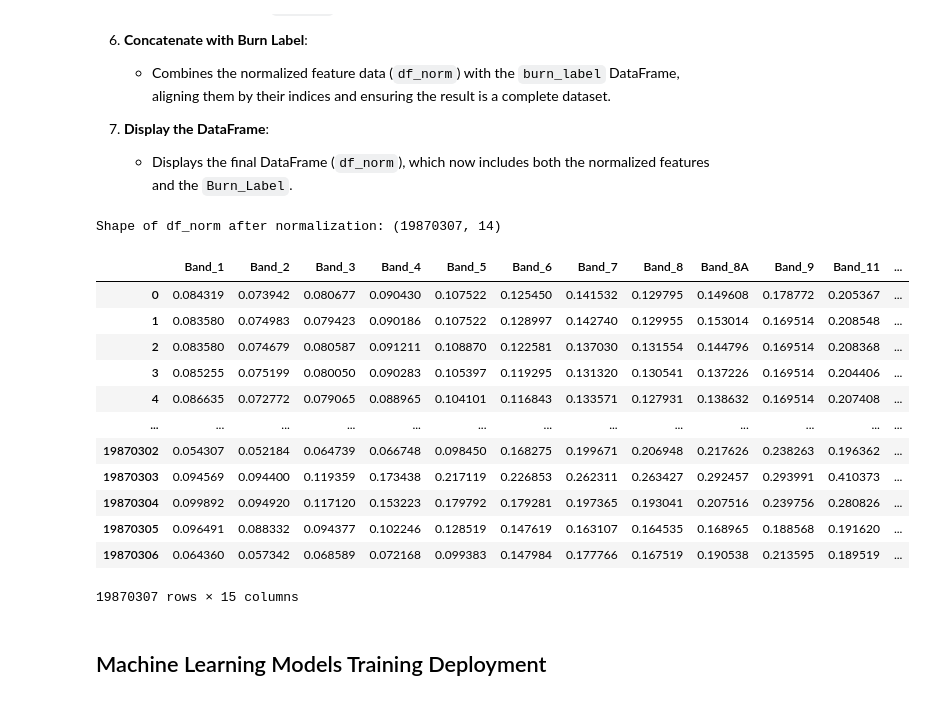
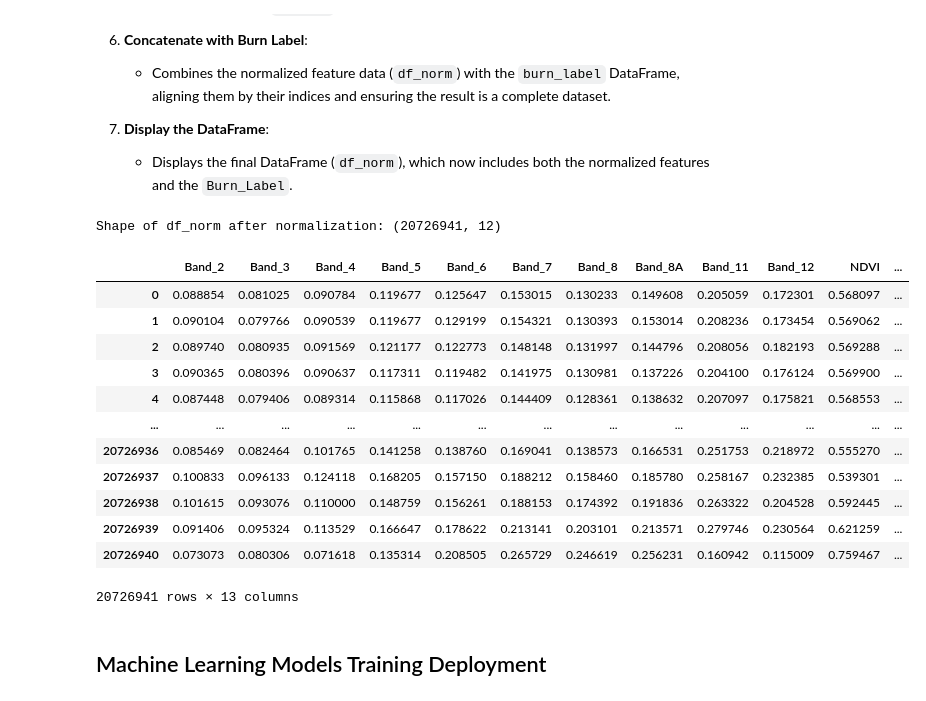
Before and after one commit to GarterPoom/GISTDA-Wildfire-Extraction, a Jupyter notebook: Model_Train.ipynb, the cells around one changed output. Saved outputs shown, nothing was run; the diff lists cells and outputs as text; code cells hidden in the pictures.

```diff
--- a/Model_Train.ipynb
+++ b/Model_Train.ipynb
@@ -196,7 +196,7 @@ new_col_names = ['raster_file', 'subfolder', 'x', 'y', 'Band_1', 'Band_2', 'Band
 df = final_df.rename(columns=dict(zip(final_df.columns, new_col_names)))
 
 # Drop unnecessary columns
-columns_to_drop = ['raster_file', 'subfolder', 'x', 'y', 'dNBR']
+columns_to_drop = ['raster_file', 'subfolder', 'x', 'y', 'Band_1', 'Band_9', 'dNBR']
 df = df.drop(columns=columns_to_drop)
 
 # Display DataFrame (computing results)
@@ -375,45 +375,45 @@ This code normalizes the feature data and saves the normalization model, while a
 # %%
 # Reassign the dataframe with a list of the columns
 cols_norm = downsampled_df.columns.tolist()
 
 # Import Normalize technique
 scaler = MinMaxScaler()
 
 # Normalize data
 scaler.fit(downsampled_df)
 
 # Save the scaler
 scaler_save_path = r'Export_Model'
-save_path = os.path.join(scaler_save_path, 'MinMax_Scaler.pkl')
+save_path = os.path.join(scaler_save_path, 'MinMax_Scaler_REDUCED_60M.pkl')
 os.makedirs(os.path.dirname(save_path), exist_ok=True)
 with open(save_path, 'wb') as f:
     pickle.dump(scaler, f)
 
 # Normalize Data
 df_norm = scaler.transform(downsampled_df)
 df_norm = pd.DataFrame(df_norm, columns=cols_norm)
 
 # Check df_norm shape after normalization
 print("Shape of df_norm after normalization:", df_norm.shape)
 
 # Concatenate df_norm with burn_label
 df_norm = pd.concat([df_norm.reset_index(drop=True), burn_label.reset_index(drop=True)], axis=1, sort=False)
 display(df_norm)
 # %% [output]
-Shape of df_norm after normalization: (19870307, 14)
+Shape of df_norm after normalization: (20726941, 12)
-|  | Band_1 | Band_2 | Band_3 | Band_4 | Band_5 | Band_6 | Band_7 | Band_8 | Band_8A | Band_9 | Band_11 | ... |
-| 0 | 0.084319 | 0.073942 | 0.080677 | 0.090430 | 0.107522 | 0.125450 | 0.141532 | 0.129795 | 0.149608 | 0.178772 | 0.205367 | ... |
-| 1 | 0.083580 | 0.074983 | 0.079423 | 0.090186 | 0.107522 | 0.128997 | 0.142740 | 0.129955 | 0.153014 | 0.169514 | 0.208548 | ... |
-| 2 | 0.083580 | 0.074679 | 0.080587 | 0.091211 | 0.108870 | 0.122581 | 0.137030 | 0.131554 | 0.144796 | 0.169514 | 0.208368 | ... |
-| 3 | 0.085255 | 0.075199 | 0.080050 | 0.090283 | 0.105397 | 0.119295 | 0.131320 | 0.130541 | 0.137226 | 0.169514 | 0.204406 | ... |
-| 4 | 0.086635 | 0.072772 | 0.079065 | 0.088965 | 0.104101 | 0.116843 | 0.133571 | 0.127931 | 0.138632 | 0.169514 | 0.207408 | ... |
+|  | Band_2 | Band_3 | Band_4 | Band_5 | Band_6 | Band_7 | Band_8 | Band_8A | Band_11 | Band_12 | NDVI | ... |
+| 0 | 0.088854 | 0.081025 | 0.090784 | 0.119677 | 0.125647 | 0.153015 | 0.130233 | 0.149608 | 0.205059 | 0.172301 | 0.568097 | ... |
+| 1 | 0.090104 | 0.079766 | 0.090539 | 0.119677 | 0.129199 | 0.154321 | 0.130393 | 0.153014 | 0.208236 | 0.173454 | 0.569062 | ... |
+| 2 | 0.089740 | 0.080935 | 0.091569 | 0.121177 | 0.122773 | 0.148148 | 0.131997 | 0.144796 | 0.208056 | 0.182193 | 0.569288 | ... |
+| 3 | 0.090365 | 0.080396 | 0.090637 | 0.117311 | 0.119482 | 0.141975 | 0.130981 | 0.137226 | 0.204100 | 0.176124 | 0.569900 | ... |
+| 4 | 0.087448 | 0.079406 | 0.089314 | 0.115868 | 0.117026 | 0.144409 | 0.128361 | 0.138632 | 0.207097 | 0.175821 | 0.568553 | ... |
 | ... | ... | ... | ... | ... | ... | ... | ... | ... | ... | ... | ... | ... |
-| 19870302 | 0.054307 | 0.052184 | 0.064739 | 0.066748 | 0.098450 | 0.168275 | 0.199671 | 0.206948 | 0.217626 | 0.238263 | 0.196362 | ... |
-| 19870303 | 0.094569 | 0.094400 | 0.119359 | 0.173438 | 0.217119 | 0.226853 | 0.262311 | 0.263427 | 0.292457 | 0.293991 | 0.410373 | ... |
-| 19870304 | 0.099892 | 0.094920 | 0.117120 | 0.153223 | 0.179792 | 0.179281 | 0.197365 | 0.193041 | 0.207516 | 0.239756 | 0.280826 | ... |
-| 19870305 | 0.096491 | 0.088332 | 0.094377 | 0.102246 | 0.128519 | 0.147619 | 0.163107 | 0.164535 | 0.168965 | 0.188568 | 0.191620 | ... |
-| 19870306 | 0.064360 | 0.057342 | 0.068589 | 0.072168 | 0.099383 | 0.147984 | 0.177766 | 0.167519 | 0.190538 | 0.213595 | 0.189519 | ... |
+| 20726936 | 0.085469 | 0.082464 | 0.101765 | 0.141258 | 0.138760 | 0.169041 | 0.138573 | 0.166531 | 0.251753 | 0.218972 | 0.555270 | ... |
+| 20726937 | 0.100833 | 0.096133 | 0.124118 | 0.168205 | 0.157150 | 0.188212 | 0.158460 | 0.185780 | 0.258167 | 0.232385 | 0.539301 | ... |
+| 20726938 | 0.101615 | 0.093076 | 0.110000 | 0.148759 | 0.156261 | 0.188153 | 0.174392 | 0.191836 | 0.263322 | 0.204528 | 0.592445 | ... |
+| 20726939 | 0.091406 | 0.095324 | 0.113529 | 0.166647 | 0.178622 | 0.213141 | 0.203101 | 0.213571 | 0.279746 | 0.230564 | 0.621259 | ... |
+| 20726940 | 0.073073 | 0.080306 | 0.071618 | 0.135314 | 0.208505 | 0.265729 | 0.246619 | 0.256231 | 0.160942 | 0.115009 | 0.759467 | ... |
-19870307 rows × 15 columns
+20726941 rows × 13 columns
 # %% [markdown]
 ## Machine Learning Models Training Deployment
 # %% [markdown]
```
Also changed, not shown: parts of 10 cells of this notebook, 5 other files.
